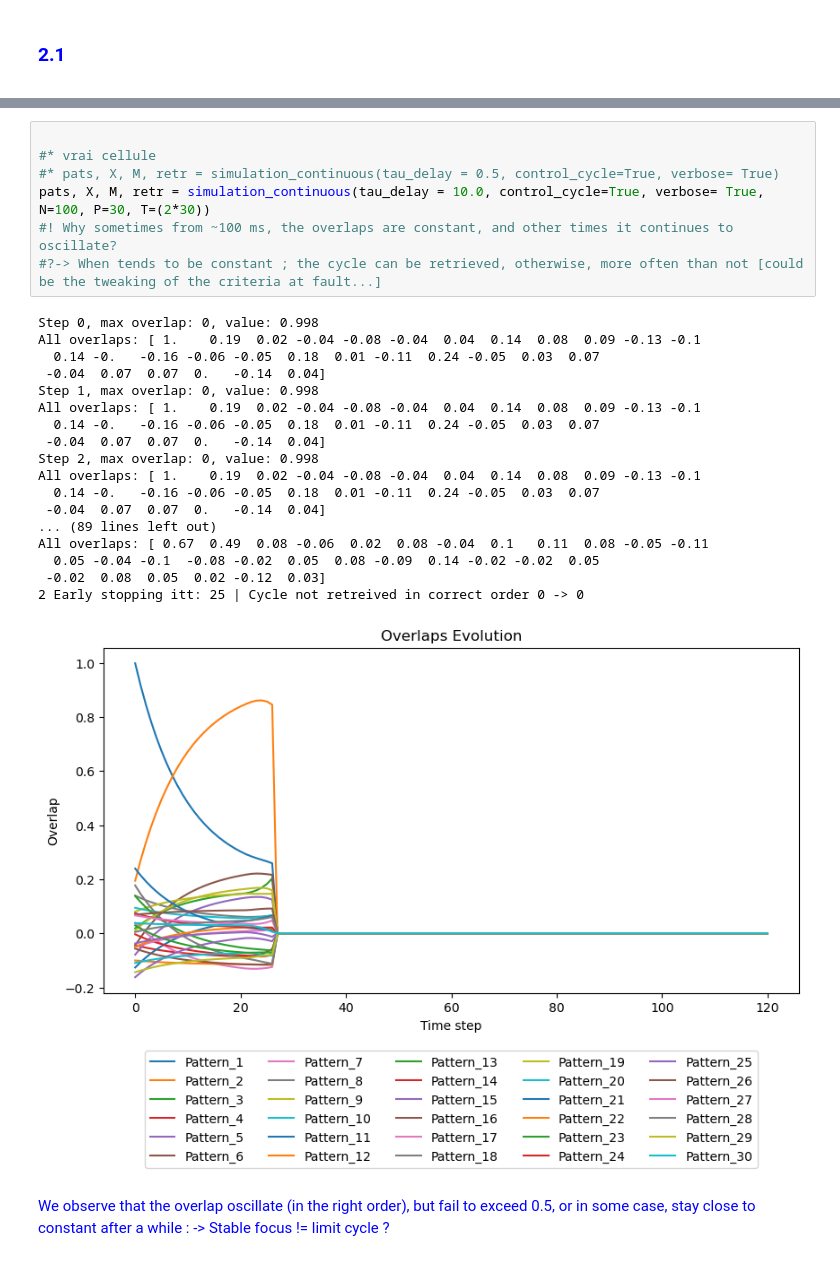
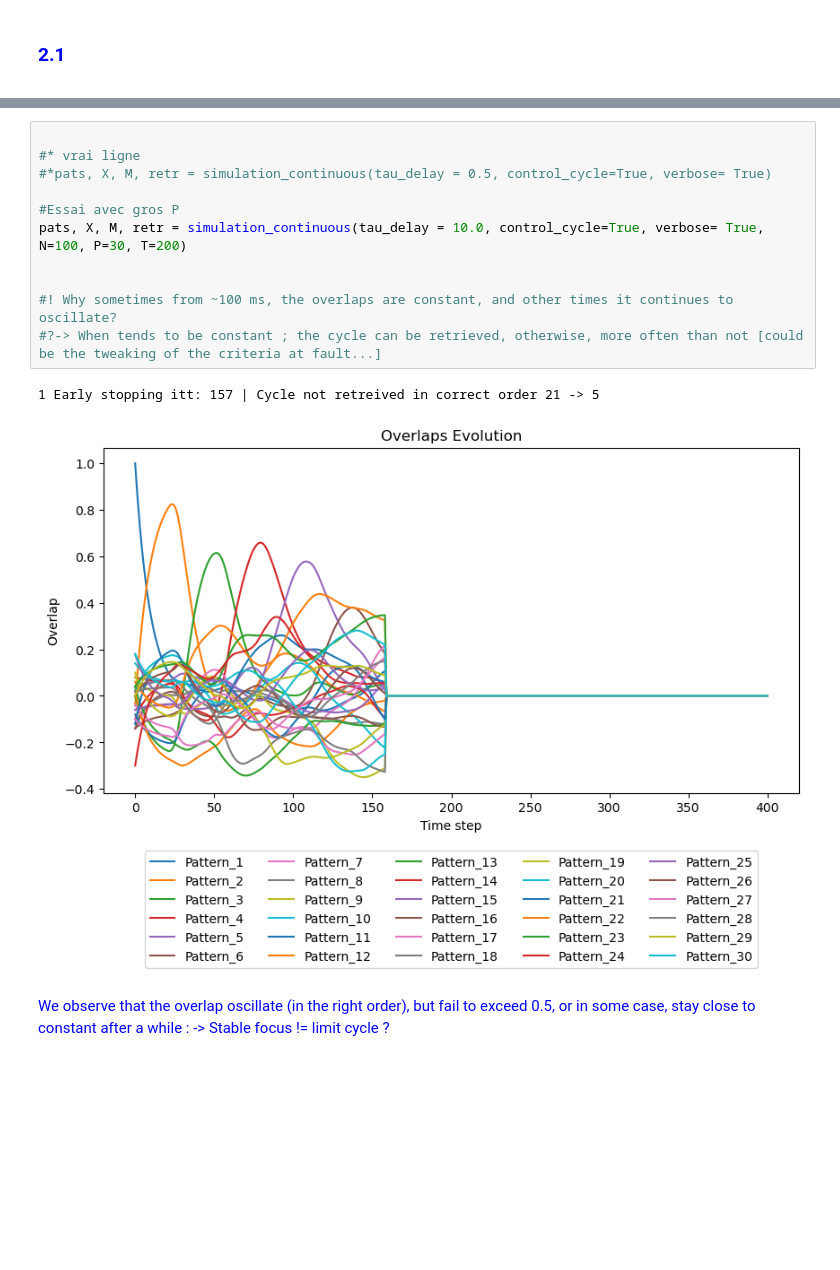
Before and after one commit to maverest/NX_465_mini_project, a Jupyter notebook: NX_465_mini_project.ipynb, the cells around one changed output, grey strips where cells are left out. Cells and saved outputs as stored; diff of their text form; blank space fills up the shorter version.

```diff
--- a/NX_465_mini_project.ipynb
+++ b/NX_465_mini_project.ipynb
@@ -654,30 +677,18 @@ def simulation_continuous(P = 10, N = 100, beta = 4.0, plot = True, tau = 5.0, t
         return  patterns, X, M
 # %%
 
-#* vrai cellule
-#* pats, X, M, retr = simulation_continuous(tau_delay = 0.5, control_cycle=True, verbose= True)
-pats, X, M, retr = simulation_continuous(tau_delay = 10.0, control_cycle=True, verbose= True, N=100, P=30, T=(2*30))
+#* vrai ligne
+#*pats, X, M, retr = simulation_continuous(tau_delay = 0.5, control_cycle=True, verbose= True)
+
+#Essai avec gros P
+pats, X, M, retr = simulation_continuous(tau_delay = 10.0, control_cycle=True, verbose= True, N=100, P=30, T=200)
+
+
 #! Why sometimes from ~100 ms, the overlaps are constant, and other times it continues to oscillate?
 #?-> When tends to be constant ; the cycle can be retrieved, otherwise, more often than not [could be the tweaking of the criteria at fault...]
 # %% [output]
-Step 0, max overlap: 0, value: 0.998
-All overlaps: [ 1.    0.19  0.02 -0.04 -0.08 -0.04  0.04  0.14  0.08  0.09 -0.13 -0.1
-  0.14 -0.   -0.16 -0.06 -0.05  0.18  0.01 -0.11  0.24 -0.05  0.03  0.07
- -0.04  0.07  0.07  0.   -0.14  0.04]
-Step 1, max overlap: 0, value: 0.998
-All overlaps: [ 1.    0.19  0.02 -0.04 -0.08 -0.04  0.04  0.14  0.08  0.09 -0.13 -0.1
-  0.14 -0.   -0.16 -0.06 -0.05  0.18  0.01 -0.11  0.24 -0.05  0.03  0.07
- -0.04  0.07  0.07  0.   -0.14  0.04]
-Step 2, max overlap: 0, value: 0.998
-All overlaps: [ 1.    0.19  0.02 -0.04 -0.08 -0.04  0.04  0.14  0.08  0.09 -0.13 -0.1
-  0.14 -0.   -0.16 -0.06 -0.05  0.18  0.01 -0.11  0.24 -0.05  0.03  0.07
- -0.04  0.07  0.07  0.   -0.14  0.04]
-... (89 lines left out)
-All overlaps: [ 0.67  0.49  0.08 -0.06  0.02  0.08 -0.04  0.1   0.11  0.08 -0.05 -0.11
-  0.05 -0.04 -0.1  -0.08 -0.02  0.05  0.08 -0.09  0.14 -0.02 -0.02  0.05
- -0.02  0.08  0.05  0.02 -0.12  0.03]
-2 Early stopping itt: 25 | Cycle not retreived in correct order 0 -> 0
+1 Early stopping itt: 157 | Cycle not retreived in correct order 21 -> 5
-[figure, old version]
+[figure, new version]
 # %% [markdown]
 <span style="color:blue">
 
```
Also changed, not shown: parts of 6 cells of this notebook.
